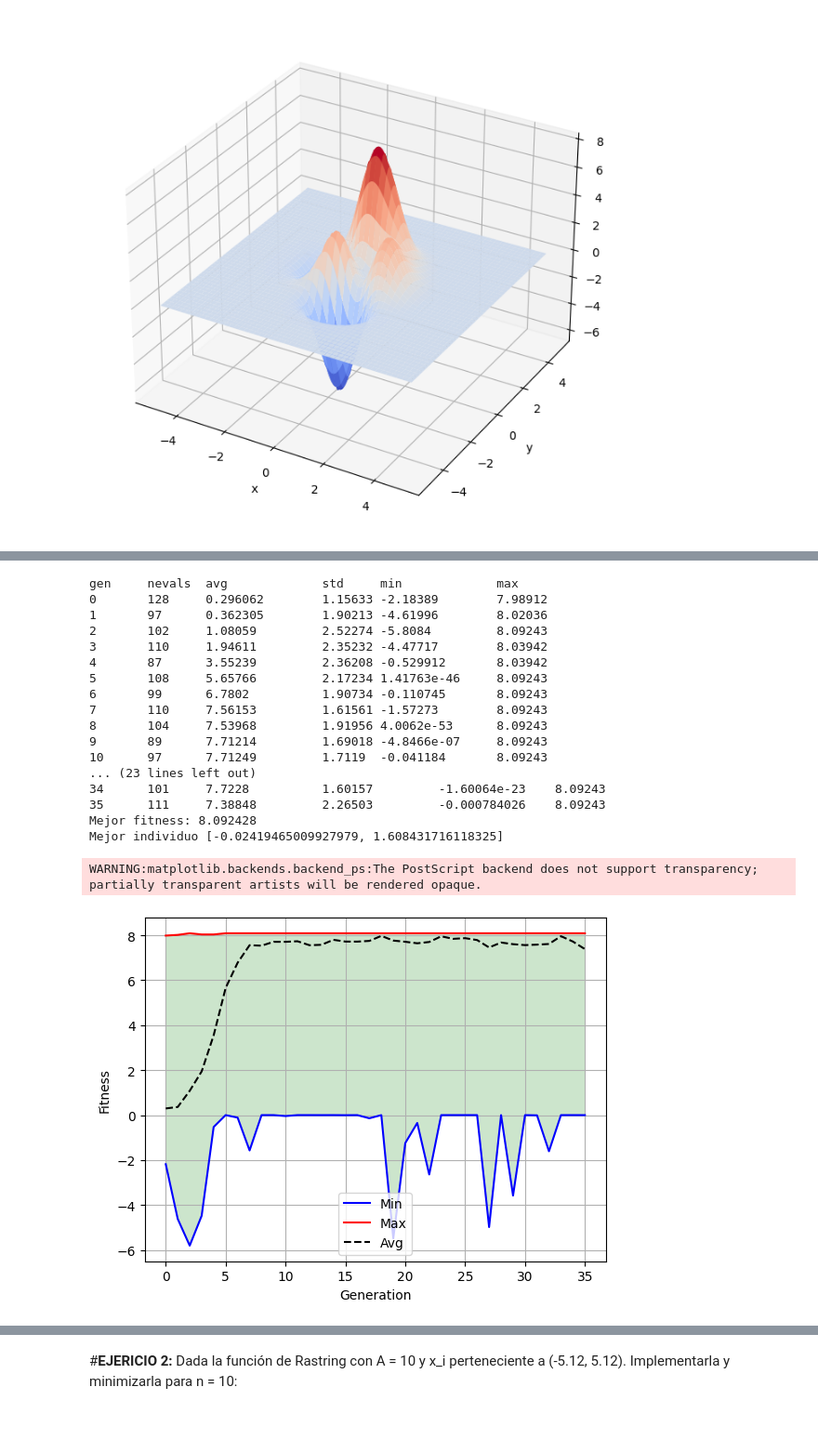
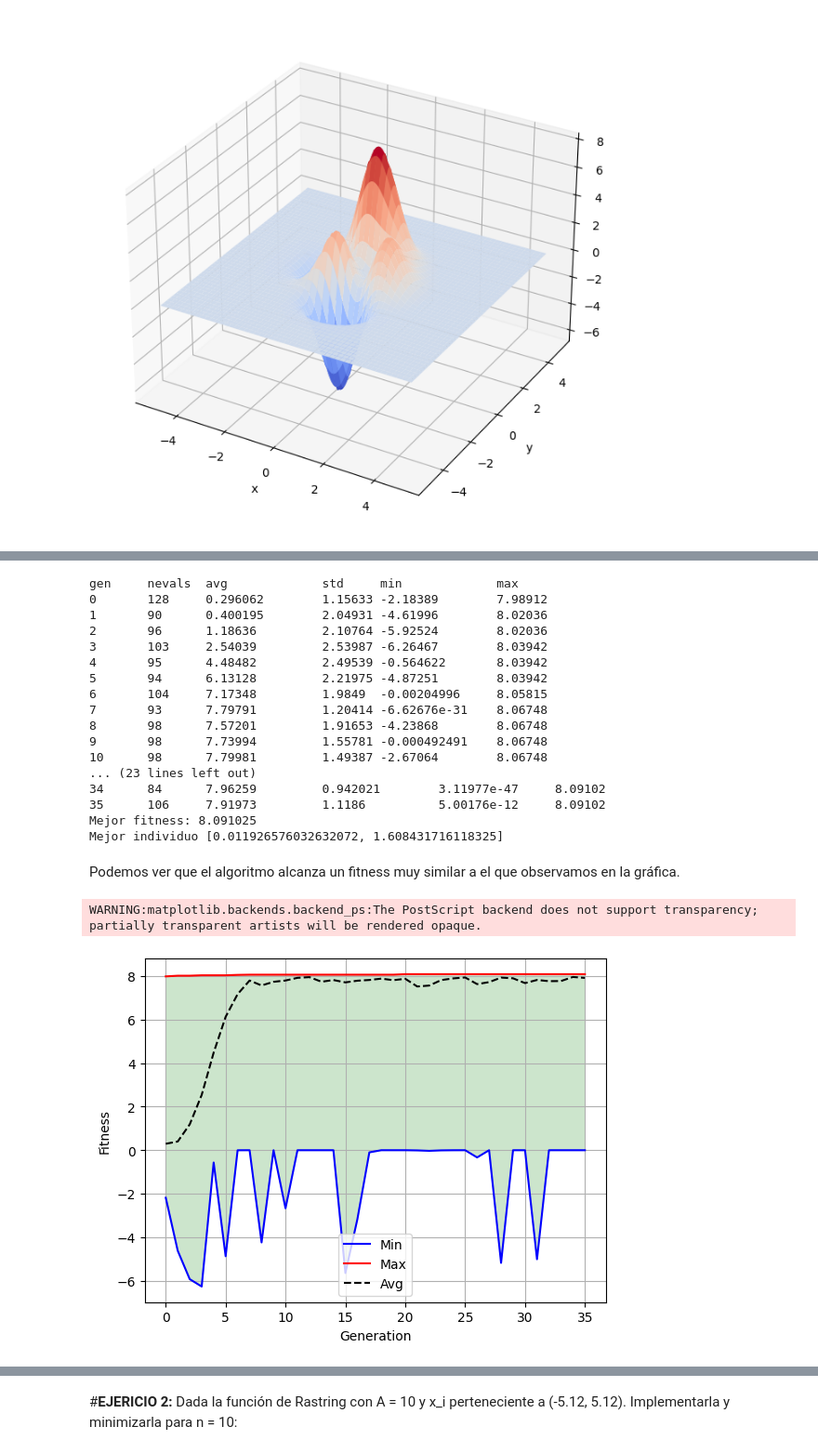
Before and after one commit to GallardoCarmen/APRENDIZAJE_AUTOMATICO_23_24, a Jupyter notebook: P4Grupo1.ipynb, the cells around one changed output, grey strips where cells are left out. Shown: that part at 93% size. Saved outputs shown, nothing was run; the diff lists cells and outputs as text; code cells hidden in the pictures; blank space fills up the shorter version.

```diff
--- a/P4Grupo1.ipynb
+++ b/P4Grupo1.ipynb
@@ -230,17 +212,10 @@ toolbox.register("select", tools.selTournament, tournsize=3)
 # %%
 def mainF1():
 
-    # Definimos la semilla del generador de números aleatorios
-    # Se hace así para tener resultados reproducibles
+    # Definimos la semilla del generador de números aleatorios para tener resultados fijos
     random.seed(8)
 
-    # Definimos:
-    #  CXPB: Probabilidad de Cruce
-    #  MUTPB: Probabilidad de Mutación
-    #  NGEN: Número de Generaciones
-
-    # Los valores son de prueba para obtener unos resultados preeliminares
-    CXPB, MUTPB, NGEN = 0.7, 0.3, 35
+    CXPB, MUTPB, NGEN = 0.7, 0.2, 35
 
     # Generamos la Población Inicial
     pop = toolbox.population()
@@ -279,30 +254,32 @@ def mainF1():
     # Devolvemos el HallOfFame y el registro de evolución
     return hof, logbook
 # %%
-best, log = mainF1()
-print("Mejor fitness: %f" %best[0].fitness.values)
-print("Mejor individuo %s" %best[0])
+best1, log1 = mainF1()
+print("Mejor fitness: %f" %best1[0].fitness.values)
+print("Mejor individuo %s" %best1[0])
 # %% [output]
 gen     nevals  avg             std     min             max
 0       128     0.296062        1.15633 -2.18389        7.98912
-1       97      0.362305        1.90213 -4.61996        8.02036
-2       102     1.08059         2.52274 -5.8084         8.09243
-3       110     1.94611         2.35232 -4.47717        8.03942
-4       87      3.55239         2.36208 -0.529912       8.03942
-5       108     5.65766         2.17234 1.41763e-46     8.09243
-6       99      6.7802          1.90734 -0.110745       8.09243
-7       110     7.56153         1.61561 -1.57273        8.09243
-8       104     7.53968         1.91956 4.0062e-53      8.09243
-9       89      7.71214         1.69018 -4.8466e-07     8.09243
-10      97      7.71249         1.7119  -0.041184       8.09243
+1       90      0.400195        2.04931 -4.61996        8.02036
+2       96      1.18636         2.10764 -5.92524        8.02036
+3       103     2.54039         2.53987 -6.26467        8.03942
+4       95      4.48482         2.49539 -0.564622       8.03942
+5       94      6.13128         2.21975 -4.87251        8.03942
+6       104     7.17348         1.9849  -0.00204996     8.05815
+7       93      7.79791         1.20414 -6.62676e-31    8.06748
+8       98      7.57201         1.91653 -4.23868        8.06748
+9       98      7.73994         1.55781 -0.000492491    8.06748
+10      98      7.79981         1.49387 -2.67064        8.06748
 ... (23 lines left out)
-34      101     7.7228          1.60157         -1.60064e-23    8.09243
-35      111     7.38848         2.26503         -0.000784026    8.09243
-Mejor fitness: 8.092428
-Mejor individuo [-0.02419465009927979, 1.608431716118325]
+34      84      7.96259         0.942021        3.11977e-47     8.09102
+35      106     7.91973         1.1186          5.00176e-12     8.09102
+Mejor fitness: 8.091025
+Mejor individuo [0.011926576032632072, 1.608431716118325]
+# %% [markdown]
+Podemos ver que el algoritmo alcanza un fitness muy similar a el que observamos en la gráfica.
 # %%
-plot_evolucion(log)
+plot_evolucion(log1)
 # %% [output]
 WARNING:matplotlib.backends.backend_ps:The PostScript backend does not support transparency; partially transparent artists will be rendered opaque.
-[figure, old version]
+[figure, new version]
 # %% [markdown]
```
Also changed, not shown: parts of 52 cells of this notebook.
